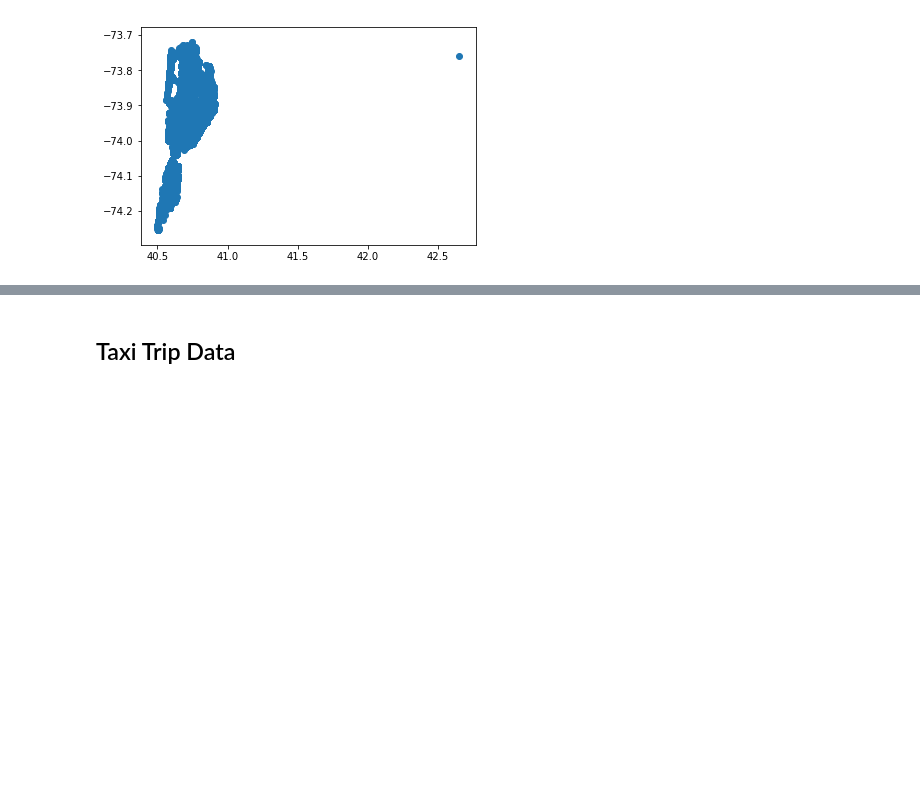
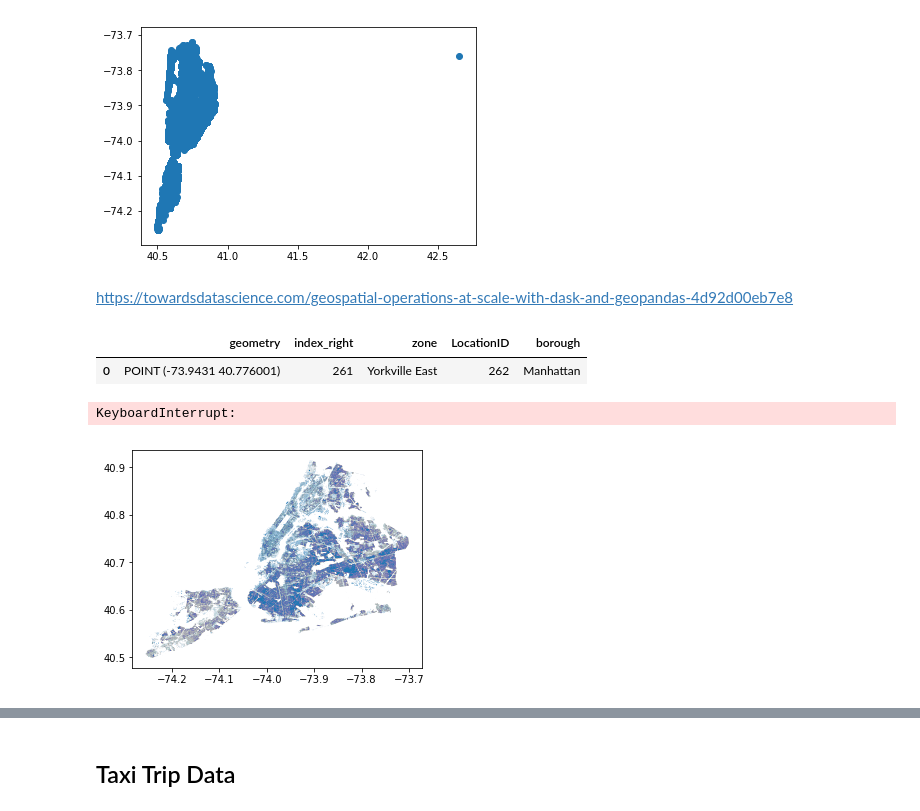
Before and after one commit to inistar/taxi-requests-ds, a Jupyter notebook: EDA.ipynb, the cells around one changed output, grey strips where cells are left out. Cells and saved outputs as stored; diff of their text form; code cells hidden in the pictures; blank space fills up the shorter version.

```diff
--- a/EDA.ipynb
+++ b/EDA.ipynb
@@ -104,3 +108,14 @@ plt.scatter(loc_df.lat, loc_df.long)
 # %% [output]
 <matplotlib.collections.PathCollection at 0x...>
 [figure]
+# %% [markdown]
+https://towardsdatascience.com/geospatial-operations-at-scale-with-dask-and-geopandas-4d92d00eb7e8
+# %%
+df = gpd.read_file('data/taxizones/taxi_zones.shp').to_crs({'init': 'epsg:4326'})
+df = df.drop(['Shape_Area', 'Shape_Leng', 'OBJECTID'], axis=1)
+gpd.sjoin(gpd.GeoDataFrame(crs={'init': 'epsg:4326'},
+    geometry=[Point(-73.9431, 40.776001)]),
+    df, how='left', op='within')
+# %% [output]
+|  | geometry | index_right | zone | LocationID | borough |
+| 0 | POINT (-73.9431 40.776001) | 261 | Yorkville East | 262 | Manhattan |
@@ -106,0 +184,7 @@ plt.scatter(loc_df.lat, loc_df.long)
+# %%
+map_df = gpd.read_file('data/newyorkzonemap/geo_export_83da3a04-bfe1-4338-bd66-aa8fff31dec0.shp')
+# %%
+map_df.plot()
+# %% [output]
+KeyboardInterrupt:
+[figure, added]
```
Also changed, not shown: parts of 10 cells of this notebook, 1 other file.
